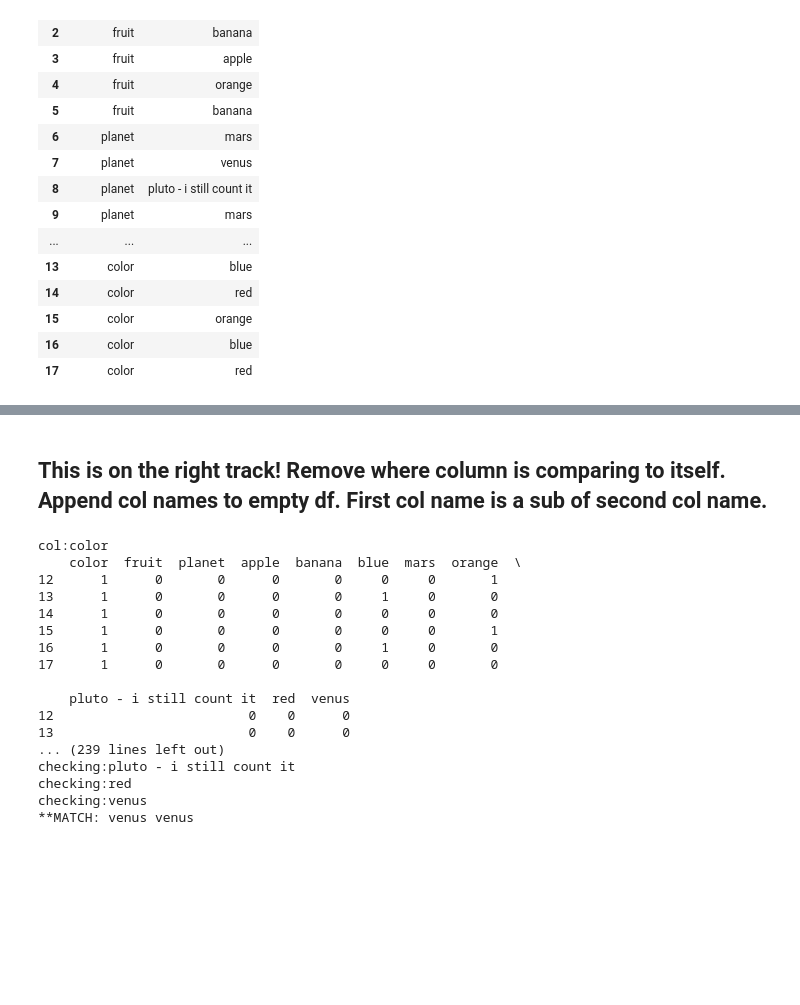
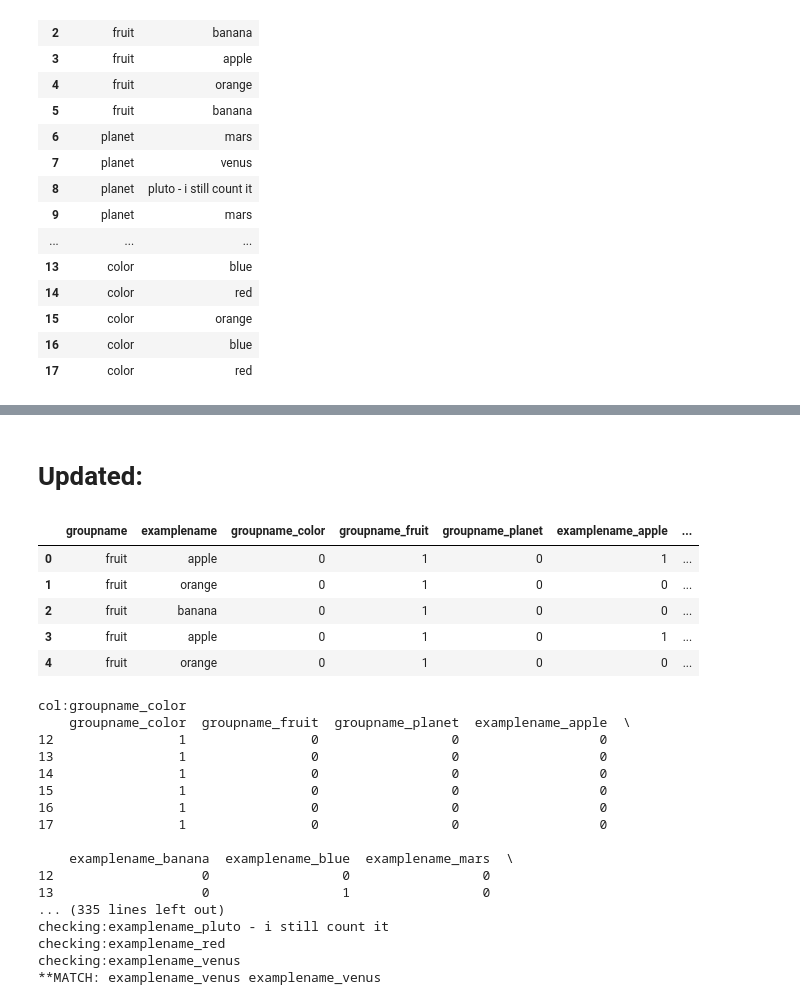
Before and after one commit to josephburton06/Hotel-Bookings, a Jupyter notebook: hotel_bookings.ipynb, the cells around one changed output, grey strips where cells are left out. Drawn from its saved outputs; the diff is of its cells as text; code cells hidden in the pictures; blank space fills up the shorter version.

```diff
--- a/hotel_bookings.ipynb
+++ b/hotel_bookings.ipynb
@@ -406,9 +290,3 @@ d
 | 15 | color | orange |
 | 16 | color | blue |
 | 17 | color | red |
-# %%
-groupnamedummy = pd.get_dummies(d['groupname'])
-examplenamedummy = pd.get_dummies(d['examplename'])
-d = pd.concat([d, groupnamedummy], axis=1)
-d = pd.concat([d, examplenamedummy], axis=1)
-d
@@ -446,35 +293,49 @@ d
-# %% [markdown]
-## This is on the right track!  Remove where column is comparing to itself.  Append col names to empty df.  First col name is a sub of second col name.
+# %% [markdown]
+# Updated:
+# %%
+corr_df = d.select_dtypes(include=['object'])
+# %%
+for col in corr_df:
+    dummy_df = pd.get_dummies(corr_df[col], prefix=col, prefix_sep='_')
+    corr_df = pd.concat([corr_df, dummy_df], axis=1)
+corr_df.head()
+# %% [output]
+|  | groupname | examplename | groupname_color | groupname_fruit | groupname_planet | examplename_apple | ... |
+| 0 | fruit | apple | 0 | 1 | 0 | 1 | ... |
+| 1 | fruit | orange | 0 | 1 | 0 | 0 | ... |
+| 2 | fruit | banana | 0 | 1 | 0 | 0 | ... |
+| 3 | fruit | apple | 0 | 1 | 0 | 1 | ... |
+| 4 | fruit | orange | 0 | 1 | 0 | 0 | ... |
 # %%
 col_matches = pd.DataFrame(columns=['parent_col','child_col'])
-for col in d.select_dtypes(include=['uint8']).columns:
+for col in corr_df.select_dtypes(include=['uint8']).columns:
     print('col:'+col)
-    corr_df = d[d[col] != 0].select_dtypes(include=['uint8'])
-    print(corr_df)
-    corr_cols = list(corr_df.columns)
-    corr_df.reset_index(drop=True, inplace=True)
+    corr_df2 = corr_df[corr_df[col] != 0].select_dtypes(include=['uint8'])
+    print(corr_df2)
+    corr_cols = list(corr_df2.columns)
+    corr_df2.reset_index(drop=True, inplace=True)
     for col2 in corr_cols:
         print('checking:'+col2)
-        if corr_df[col].equals(corr_df[col2]):
+        if corr_df2[col].equals(corr_df2[col2]):
             print('**MATCH: '+col2,col)
             match_list = {'parent_col': [col2], 'child_col': [col]}
             matches = pd.DataFrame(data=match_list)
             col_matches = col_matches.append(matches)
 # %% [output]
-col:color
-    color  fruit  planet  apple  banana  blue  mars  orange  \
-12      1      0       0      0       0     0     0       1
-13      1      0       0      0       0     1     0       0
-14      1      0       0      0       0     0     0       0
-15      1      0       0      0       0     0     0       1
-16      1      0       0      0       0     1     0       0
-17      1      0       0      0       0     0     0       0
+col:groupname_color
+    groupname_color  groupname_fruit  groupname_planet  examplename_apple  \
+12                1                0                 0                  0
+13                1                0                 0                  0
+14                1                0                 0                  0
+15                1                0                 0                  0
+16                1                0                 0                  0
+17                1                0                 0                  0
 
-    pluto - i still count it  red  venus
-12                         0    0      0
-13                         0    0      0
-... (239 lines left out)
-checking:pluto - i still count it
-checking:red
-checking:venus
-**MATCH: venus venus
+    examplename_banana  examplename_blue  examplename_mars  \
+12                   0                 0                 0
+13                   0                 1                 0
+... (335 lines left out)
+checking:examplename_pluto - i still count it
+checking:examplename_red
+checking:examplename_venus
+**MATCH: examplename_venus examplename_venus
```
Also changed, not shown: parts of 22 cells of this notebook.
